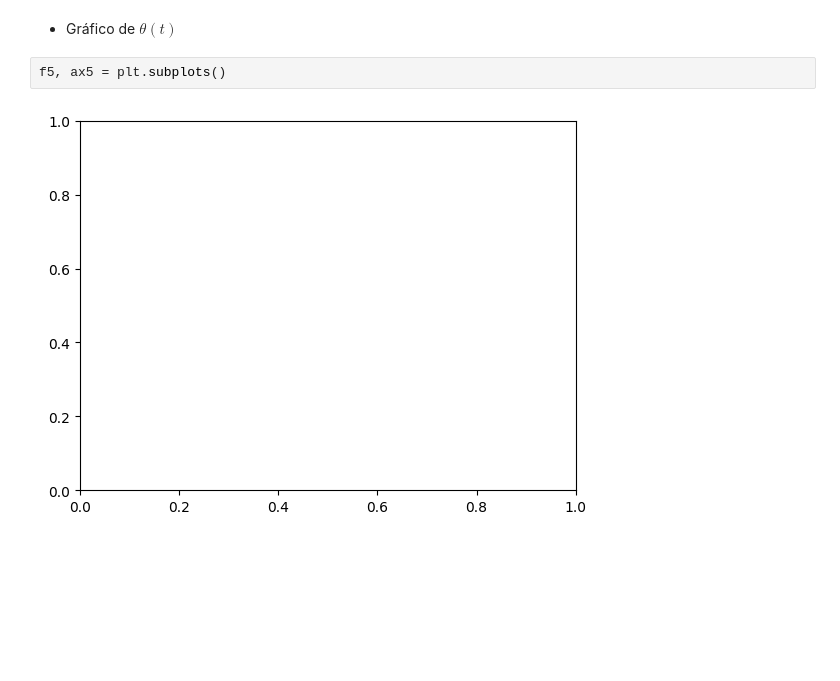
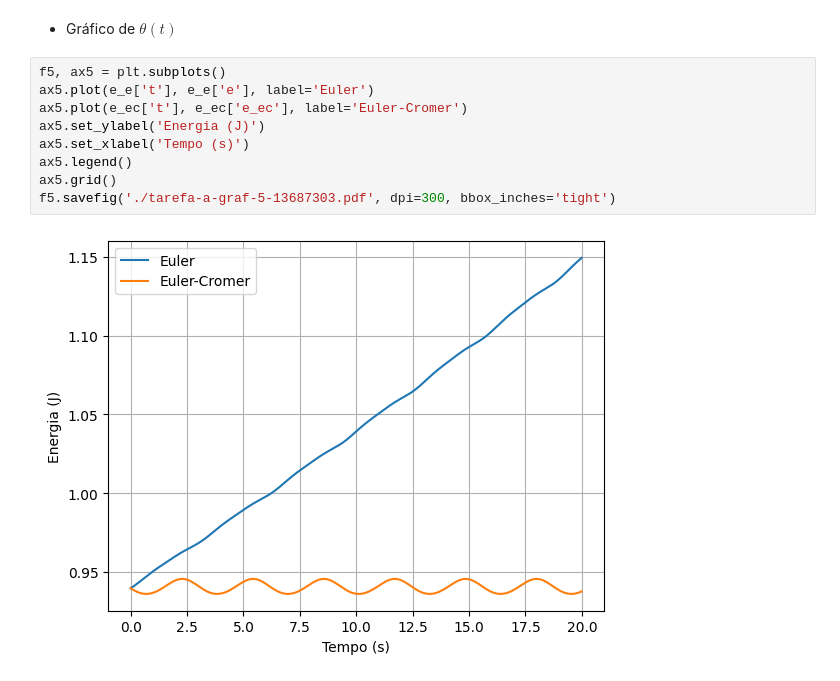
Before and after one commit to brenopelegrin/intro-fiscomp, a Jupyter notebook: projeto-4/tarefa-A/analise.ipynb, the cells around one changed output. Drawn from its saved outputs; the diff is of its cells as text; blank space fills up the shorter version.

```diff
--- a/projeto-4/tarefa-A/analise.ipynb
+++ b/projeto-4/tarefa-A/analise.ipynb
@@ -77,5 +77,12 @@ f4.savefig('./tarefa-a-graf-4-13687303.pdf', dpi=300, bbox_inches='tight')
 - Gráfico de $\theta(t)$
 # %%
 f5, ax5 = plt.subplots()
+ax5.plot(e_e['t'], e_e['e'], label='Euler')
+ax5.plot(e_ec['t'], e_ec['e_ec'], label='Euler-Cromer')
+ax5.set_ylabel('Energia (J)')
+ax5.set_xlabel('Tempo (s)')
+ax5.legend()
+ax5.grid()
+f5.savefig('./tarefa-a-graf-5-13687303.pdf', dpi=300, bbox_inches='tight')
 # %% [output]
-[figure, old version]
+[figure, new version]
```
Also changed, not shown: 26 other files.
